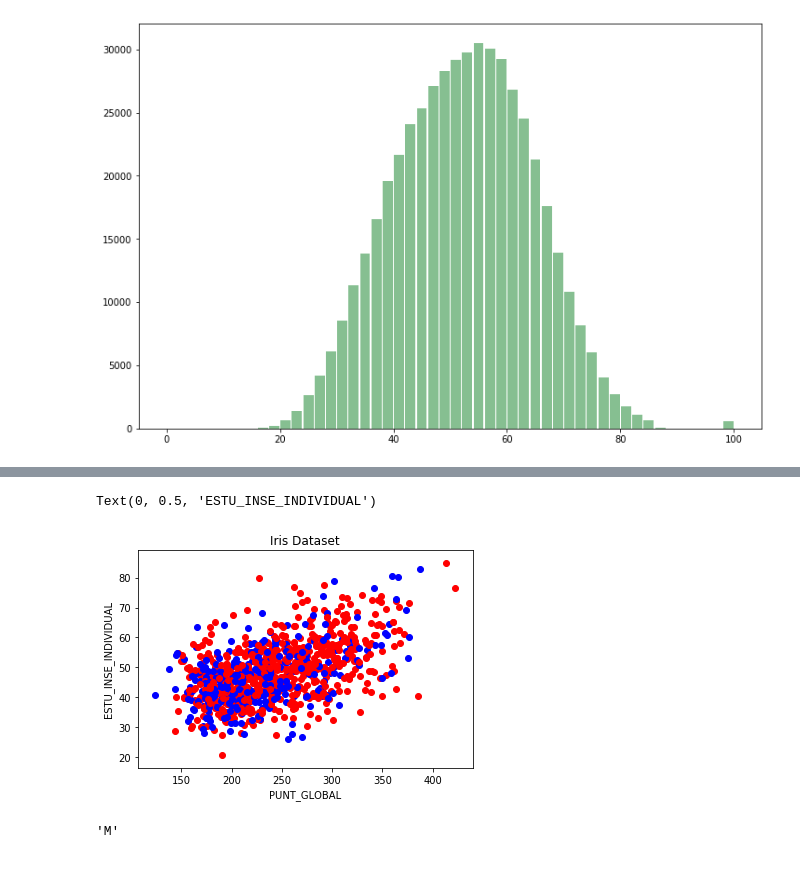
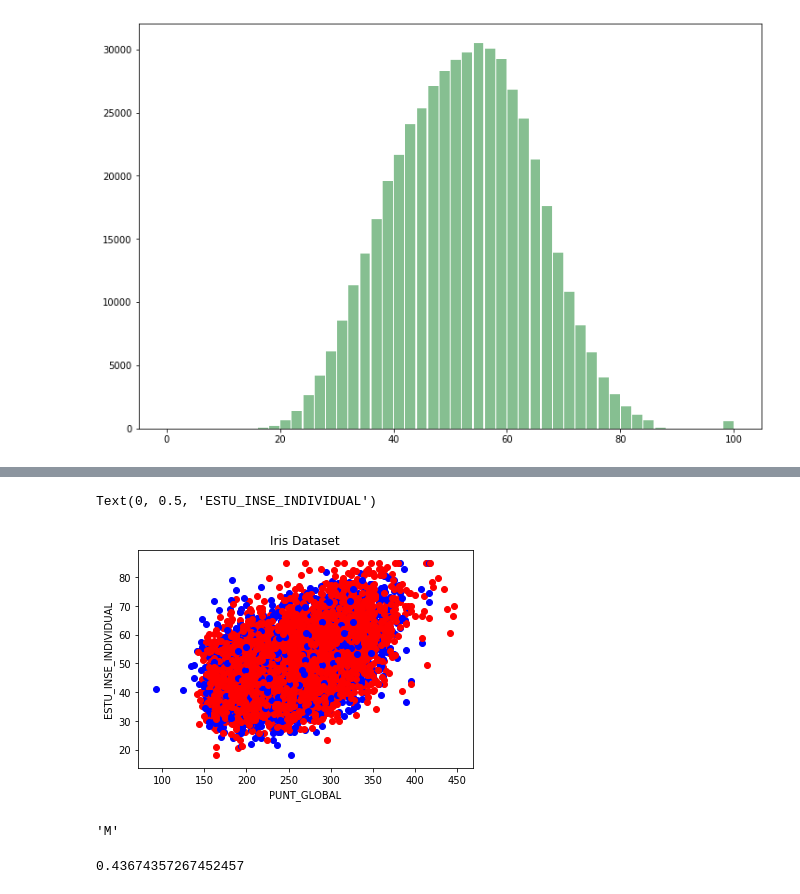
Before and after one commit to dsgantivac/DataMiningProject, a Jupyter notebook: Analisis exploratorio.ipynb, the cells around one changed output, grey strips where cells are left out. Saved outputs shown, nothing was run; the diff lists cells and outputs as text; code cells hidden in the pictures.

```diff
--- a/Analisis exploratorio.ipynb
+++ b/Analisis exploratorio.ipynb
@@ -200,15 +975,22 @@ AxesSubplot(0.125,0.125;0.775x0.755)
 # %%
 colors = {'M':'r', 'F':'b'}
 fig, ax = plt.subplots()
-for i in range(1000):
+for i in range(10000):
     ax.scatter(data['PUNT_GLOBAL'][i], data['ESTU_INSE_INDIVIDUAL'][i],color=colors[data['ESTU_GENERO'][i]])
 ax.set_title('Iris Dataset')
 ax.set_xlabel('PUNT_GLOBAL')
 ax.set_ylabel('ESTU_INSE_INDIVIDUAL')
 # %% [output]
 Text(0, 0.5, 'ESTU_INSE_INDIVIDUAL')
-[figure, old version]
+[figure, new version]
 # %%
 data['ESTU_GENERO'][0]
 # %% [output]
 'M'
+# %%
+print(data.PUNT_GLOBAL.corr(data.ESTU_INSE_INDIVIDUAL, method="pearson"))
+#print(data.PUNT_GLOBAL.corr(data.ESTU_INSE_INDIVIDUAL, method="kendall"))
+#print(data.PUNT_GLOBAL.corr(data.ESTU_INSE_INDIVIDUAL, method="spearman"))
+#print(data.PUNT_GLOBAL.corr(data.ESTU_INSE_INDIVIDUAL, method="callable"))
+# %% [output]
+0.43674357267452457
```
Also changed, not shown: parts of 57 cells of this notebook, 1 other file.
